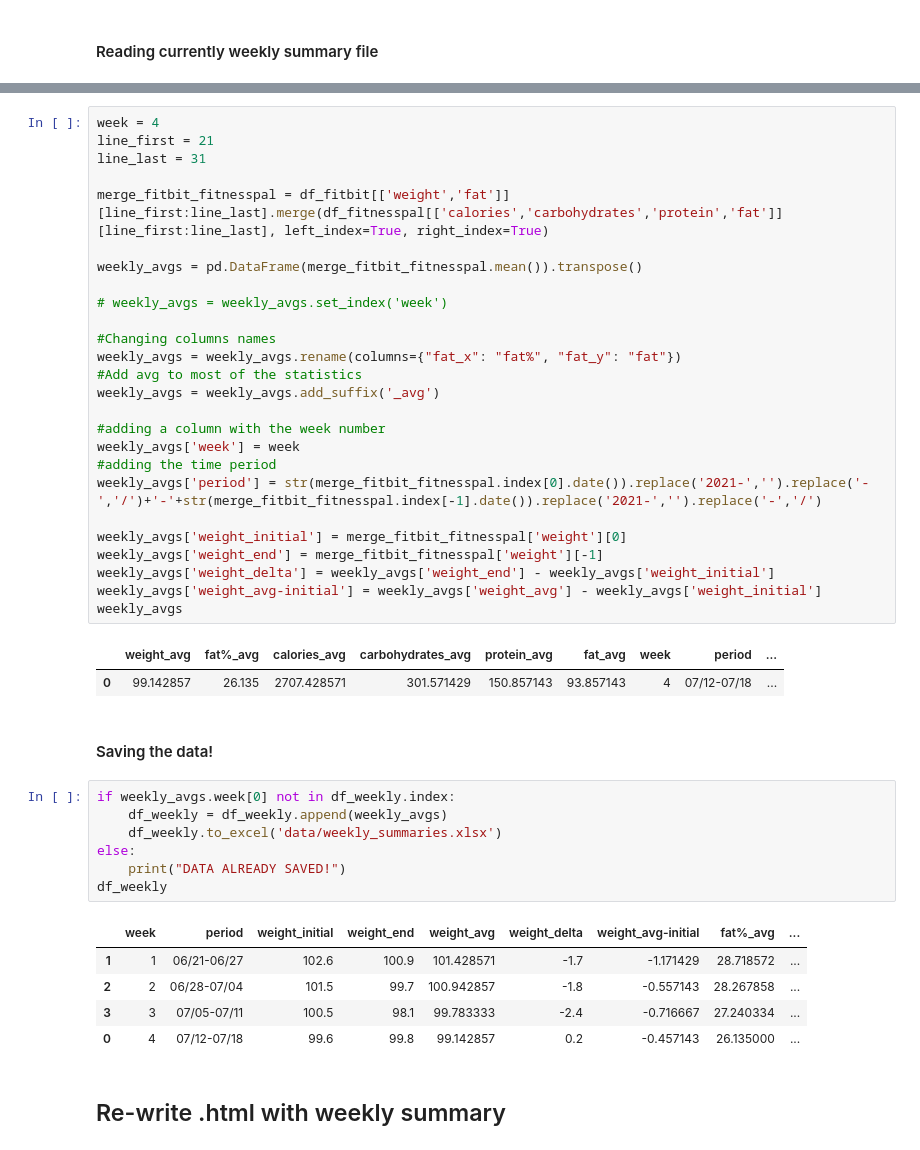
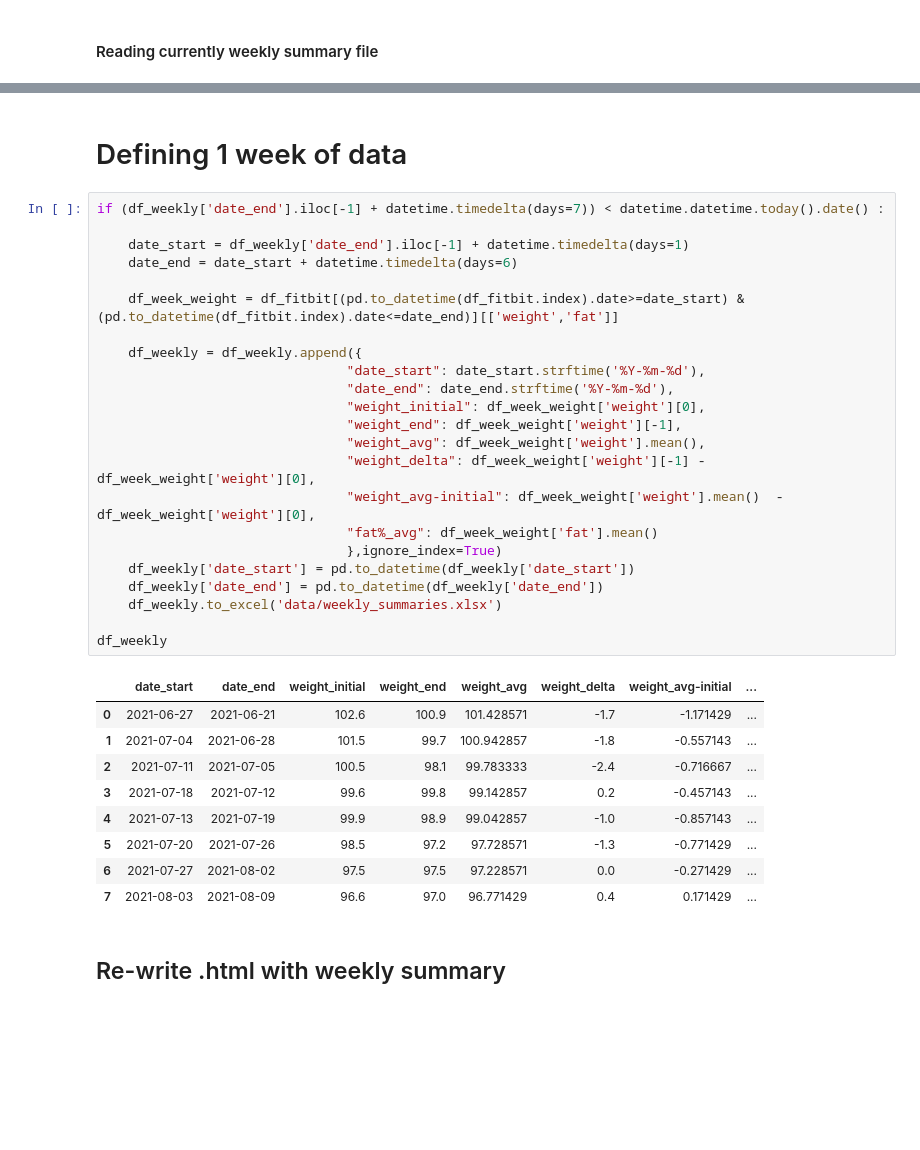
Before and after one commit to jjsantanna/my_health_stats, a Jupyter notebook: my_health_stats.ipynb, the cells around one changed output, grey strips where cells are left out. Saved outputs shown, nothing was run; the diff lists cells and outputs as text; blank space fills up the shorter version.

```diff
--- a/my_health_stats.ipynb
+++ b/my_health_stats.ipynb
@@ -368,47 +339,38 @@ df_fitbit[['weight','fat']][line_first:line_last]
-# %%
-week = 4
-line_first = 21
-line_last = 31
-
-merge_fitbit_fitnesspal = df_fitbit[['weight','fat']][line_first:line_last].merge(df_fitnesspal[['calories','carbohydrates','protein','fat']][line_first:line_last], left_index=True, right_index=True)
-
-weekly_avgs = pd.DataFrame(merge_fitbit_fitnesspal.mean()).transpose()
-
-# weekly_avgs = weekly_avgs.set_index('week')
-
-#Changing columns names
-weekly_avgs = weekly_avgs.rename(columns={"fat_x": "fat%", "fat_y": "fat"})
-#Add avg to most of the statistics
-weekly_avgs = weekly_avgs.add_suffix('_avg')
-
-#adding a column with the week number
-weekly_avgs['week'] = week
-#adding the time period
-weekly_avgs['period'] = str(merge_fitbit_fitnesspal.index[0].date()).replace('2021-','').replace('-','/')+'-'+str(merge_fitbit_fitnesspal.index[-1].date()).replace('2021-','').replace('-','/')
-
-weekly_avgs['weight_initial'] = merge_fitbit_fitnesspal['weight'][0]
-weekly_avgs['weight_end'] = merge_fitbit_fitnesspal['weight'][-1]
-weekly_avgs['weight_delta'] = weekly_avgs['weight_end'] - weekly_avgs['weight_initial']
-weekly_avgs['weight_avg-initial'] = weekly_avgs['weight_avg'] - weekly_avgs['weight_initial']
-weekly_avgs
-# %% [output]
-|  | weight_avg | fat%_avg | calories_avg | carbohydrates_avg | protein_avg | fat_avg | week | period | ... |
-| 0 | 99.142857 | 26.135 | 2707.428571 | 301.571429 | 150.857143 | 93.857143 | 4 | 07/12-07/18 | ... |
-# %% [markdown]
-#### Saving the data!
-# %%
-if weekly_avgs.week[0] not in df_weekly.index:
-    df_weekly = df_weekly.append(weekly_avgs)
-    df_weekly.to_excel('data/weekly_summaries.xlsx')
-else:
-    print("DATA ALREADY SAVED!")
-df_weekly
-# %% [output]
-|  | week | period | weight_initial | weight_end | weight_avg | weight_delta | weight_avg-initial | fat%_avg | ... |
-| 1 | 1 | 06/21-06/27 | 102.6 | 100.9 | 101.428571 | -1.7 | -1.171429 | 28.718572 | ... |
-| 2 | 2 | 06/28-07/04 | 101.5 | 99.7 | 100.942857 | -1.8 | -0.557143 | 28.267858 | ... |
-| 3 | 3 | 07/05-07/11 | 100.5 | 98.1 | 99.783333 | -2.4 | -0.716667 | 27.240334 | ... |
-| 0 | 4 | 07/12-07/18 | 99.6 | 99.8 | 99.142857 | 0.2 | -0.457143 | 26.135000 | ... |
+# %% [markdown]
+# Defining 1 week of data
+# %%
+if (df_weekly['date_end'].iloc[-1] + datetime.timedelta(days=7)) < datetime.datetime.today().date() :
+
+    date_start = df_weekly['date_end'].iloc[-1] + datetime.timedelta(days=1)
+    date_end = date_start + datetime.timedelta(days=6)
+
+    df_week_weight = df_fitbit[(pd.to_datetime(df_fitbit.index).date>=date_start) & (pd.to_datetime(df_fitbit.index).date<=date_end)][['weight','fat']]
+
+    df_weekly = df_weekly.append({
+                                "date_start": date_start.strftime('%Y-%m-%d'),
+                                "date_end": date_end.strftime('%Y-%m-%d'),
+                                "weight_initial": df_week_weight['weight'][0],
+                                "weight_end": df_week_weight['weight'][-1],
+                                "weight_avg": df_week_weight['weight'].mean(),
+                                "weight_delta": df_week_weight['weight'][-1] - df_week_weight['weight'][0],
+                                "weight_avg-initial": df_week_weight['weight'].mean()  - df_week_weight['weight'][0],
+                                "fat%_avg": df_week_weight['fat'].mean()
+                                },ignore_index=True)
+    df_weekly['date_start'] = pd.to_datetime(df_weekly['date_start'])
+    df_weekly['date_end'] = pd.to_datetime(df_weekly['date_end'])
+    df_weekly.to_excel('data/weekly_summaries.xlsx')
+
+df_weekly
+# %% [output]
+|  | date_start | date_end | weight_initial | weight_end | weight_avg | weight_delta | weight_avg-initial | ... |
+| 0 | 2021-06-27 | 2021-06-21 | 102.6 | 100.9 | 101.428571 | -1.7 | -1.171429 | ... |
+| 1 | 2021-07-04 | 2021-06-28 | 101.5 | 99.7 | 100.942857 | -1.8 | -0.557143 | ... |
+| 2 | 2021-07-11 | 2021-07-05 | 100.5 | 98.1 | 99.783333 | -2.4 | -0.716667 | ... |
+| 3 | 2021-07-18 | 2021-07-12 | 99.6 | 99.8 | 99.142857 | 0.2 | -0.457143 | ... |
+| 4 | 2021-07-13 | 2021-07-19 | 99.9 | 98.9 | 99.042857 | -1.0 | -0.857143 | ... |
+| 5 | 2021-07-20 | 2021-07-26 | 98.5 | 97.2 | 97.728571 | -1.3 | -0.771429 | ... |
+| 6 | 2021-07-27 | 2021-08-02 | 97.5 | 97.5 | 97.228571 | 0.0 | -0.271429 | ... |
+| 7 | 2021-08-03 | 2021-08-09 | 96.6 | 97.0 | 96.771429 | 0.4 | 0.171429 | ... |
 # %% [markdown]
 ## Re-write .html with weekly summary
 # %%
```
Also changed, not shown: parts of 14 cells of this notebook, 8 other files.
